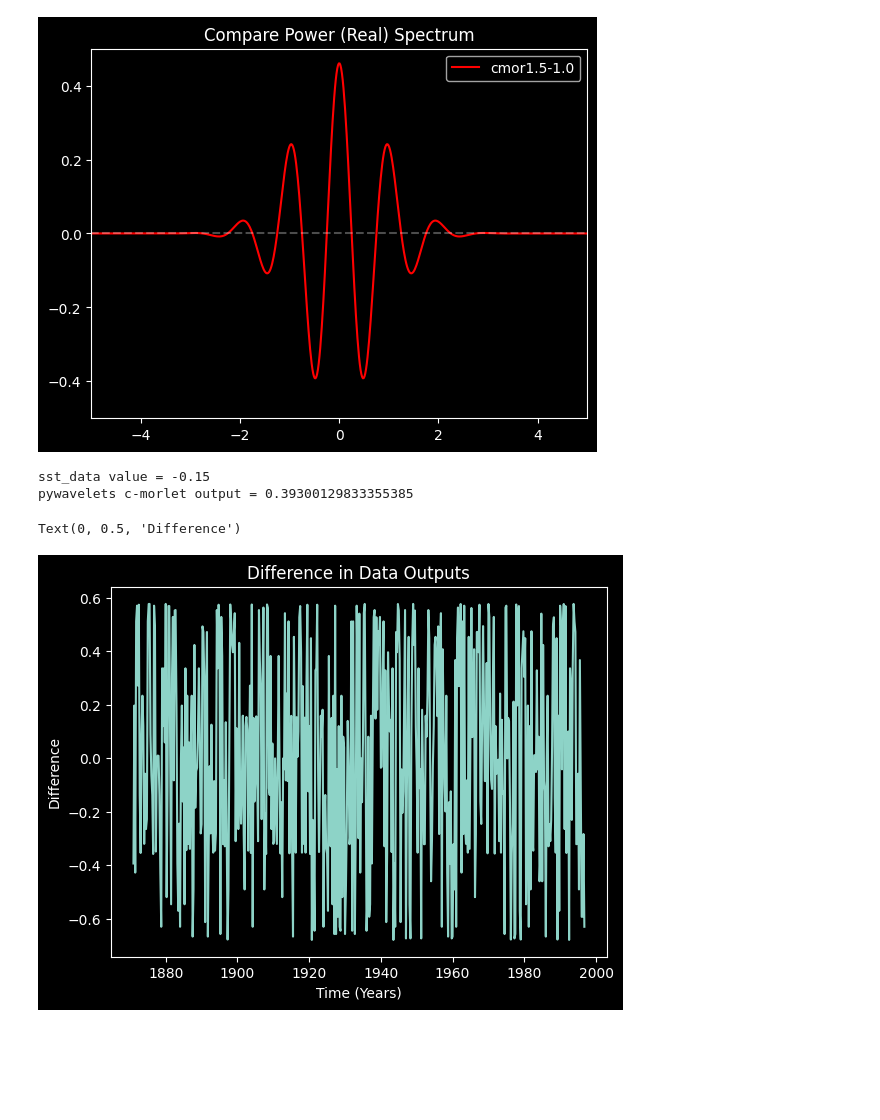
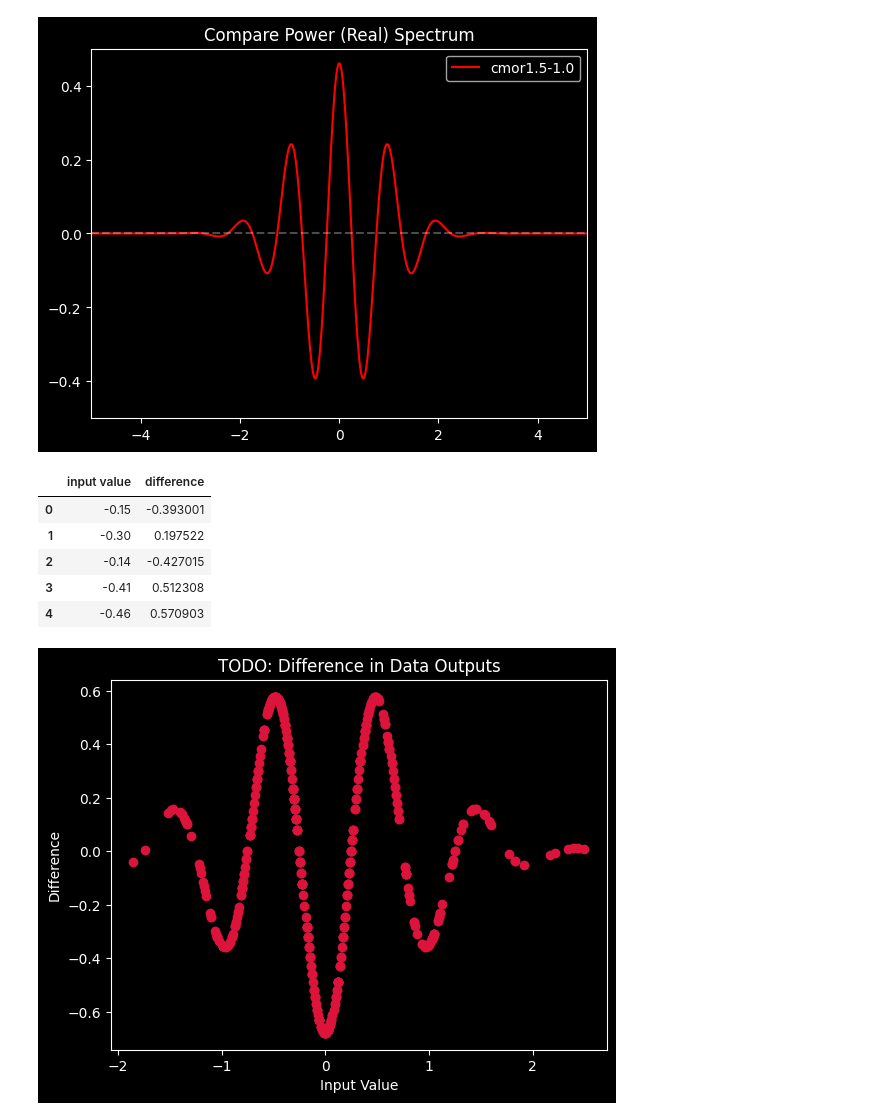
Before and after one commit to cyschneck/wavelet-tutorial, a Jupyter notebook: matching_scales.ipynb, the cells around one changed output. Saved outputs shown, nothing was run; the diff lists cells and outputs as text; code cells hidden in the pictures; blank space fills up the shorter version.

Commit message:
setup tc morlet

```diff
--- a/matching_scales.ipynb
+++ b/matching_scales.ipynb
@@ -99,26 +99,43 @@ def complex_morlet_pywavelets(time_step):
     part3 = cmath.exp(1j * 2 * math.pi * C * time_step)
     return part1 * part2 * part3
 
-for time_step in sst_data:
-    print(f"sst_data value = {time_step}")
-    morlet_output = complex_morlet_pywavelets(time_step)
-    print(f"pywavelets c-morlet output = {np.real(morlet_output)}")
-    break
+def tc_morlet(time_step):
+    i = np.sqrt(-1+0j) # complex i
+    omega = 6 # w, nondimensional frequency, defaults to 6 (2pi)
+    eta = time_step # n, wavelet function nondimensional "time" parameter
+    part1 = np.power(math.pi, -1/4)
+    part2 = np.power(math.e, i*omega*eta)
+    part3 = np.power(math.e, -np.power(eta, 2)/2)
+    return 0
 
-difference_between = []
-for time_step in sst_data:
-    pywt_output = complex_morlet_pywavelets(time_step)
-    ncl_output = 0 # TODO
-    difference_between.append(ncl_output - pywt_output)
+
+difference_between_y = []
+input_value_x = []
+for i, intput_value in enumerate(sst_data):
+    #print(f"sst_data value = {time_step}")
+    pywt_output = np.real(complex_morlet_pywavelets(intput_value))
+    #print(f"pywavelets c-morlet output = {pywt_output}")
+    ncl_output = tc_morlet(intput_value) # TODO
+    input_value_x.append(intput_value)
+    diff = ncl_output - pywt_output
+    #print(f"difference = {diff}")
+    difference_between_y.append(diff)
+    #if i > 5: break #TODO
-# %% [output]
-sst_data value = -0.15
-pywavelets c-morlet output = 0.39300129833355385
 # %%
-diff_df = pd.DataFrame({'time (years)': time_range, 'difference': difference_between})
-fig = plt.plot(ncl_df["time (years)"], diff_df["difference"])
-plt.title("Difference in Data Outputs")
-plt.xlabel("Time (Years)")
-plt.ylabel("Difference")
+diff_df = pd.DataFrame({'input value': input_value_x, 'difference': difference_between_y})
+diff_df.head()
 # %% [output]
-Text(0, 0.5, 'Difference')
-[figure, removed]
+|  | input value | difference |
+| 0 | -0.15 | -0.393001 |
+| 1 | -0.30 | 0.197522 |
+| 2 | -0.14 | -0.427015 |
+| 3 | -0.41 | 0.512308 |
+| 4 | -0.46 | 0.570903 |
+# %%
+fig = plt.scatter(diff_df["input value"], diff_df["difference"], c="crimson")
+plt.title("TODO: Difference in Data Outputs")
+plt.xlabel("Input Value")
+plt.ylabel("Difference")
+plt.show()
+# %% [output]
+[figure, added]
```
